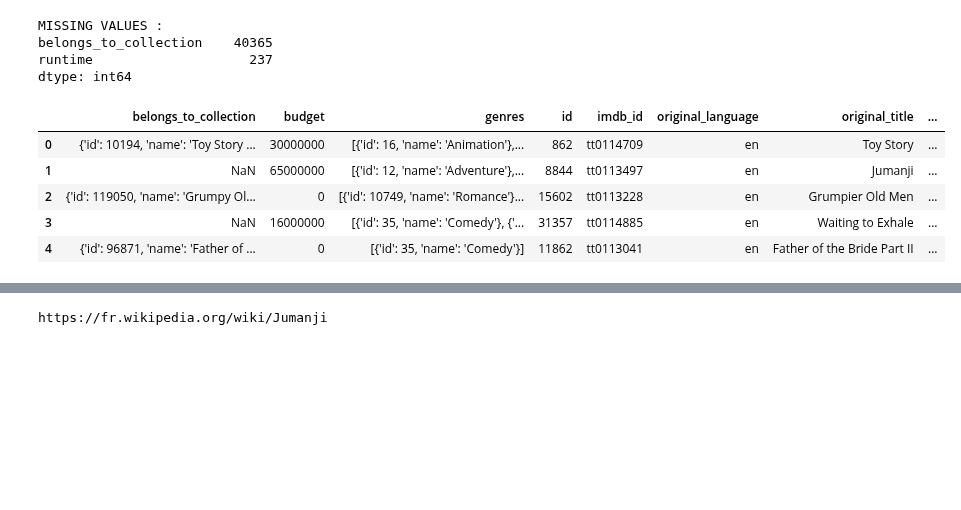
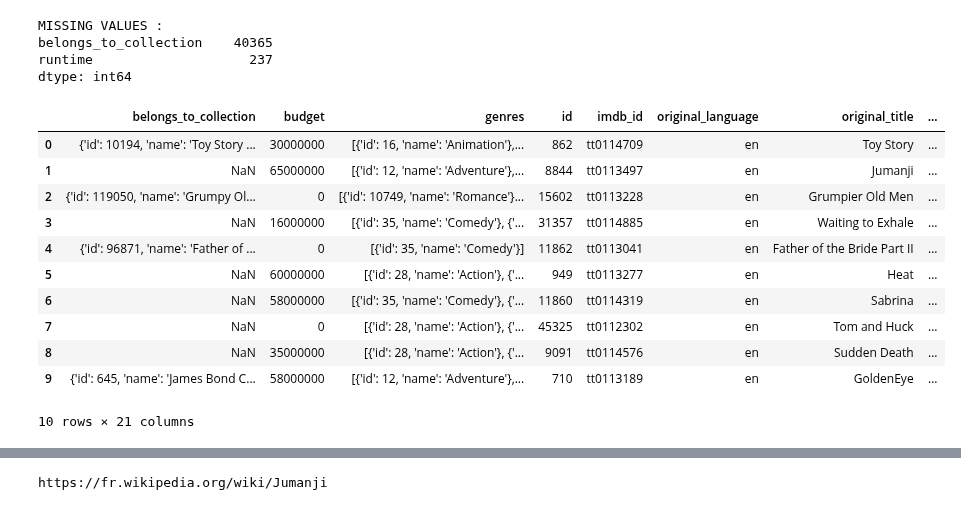
Before and after one commit to mlepennec-ensae/formation_cepe, a Jupyter notebook: Projet/donnees_projet.ipynb, the cells around one changed output, grey strips where cells are left out. Drawn from its saved outputs; the diff is of its cells as text; code cells hidden in the pictures; blank space fills up the shorter version.

```diff
--- a/Projet/donnees_projet.ipynb
+++ b/Projet/donnees_projet.ipynb
@@ -25,4 +28,4 @@ with fs.open(FILE_PATH_S3, mode = "rb") as file_in :
 FILE_KEY_S3 = '/credits.csv'
 FILE_PATH_S3 = BUCKET+FILE_KEY_S3
 with fs.open(FILE_PATH_S3, mode = "rb") as file_in :
-    data_movies = pd.read_csv(file_in,sep=',', header=0)
+    data_credits = pd.read_csv(file_in,sep=',', header=0)
@@ -102,9 +117,16 @@ data_movies_df['url_film_date'] = url_wikipedia_fr + data_movies_df.title.str.re
-# %%
-data_movies_df.head()
-# %% [output]
-|  | belongs_to_collection | budget | genres | id | imdb_id | original_language | original_title | ... |
-| 0 | {'id': 10194, 'name': 'Toy Story ... | 30000000 | [{'id': 16, 'name': 'Animation'},... | 862 | tt0114709 | en | Toy Story | ... |
-| 1 | NaN | 65000000 | [{'id': 12, 'name': 'Adventure'},... | 8844 | tt0113497 | en | Jumanji | ... |
-| 2 | {'id': 119050, 'name': 'Grumpy Ol... | 0 | [{'id': 10749, 'name': 'Romance'}... | 15602 | tt0113228 | en | Grumpier Old Men | ... |
-| 3 | NaN | 16000000 | [{'id': 35, 'name': 'Comedy'}, {'... | 31357 | tt0114885 | en | Waiting to Exhale | ... |
-| 4 | {'id': 96871, 'name': 'Father of ... | 0 | [{'id': 35, 'name': 'Comedy'}] | 11862 | tt0113041 | en | Father of the Bride Part II | ... |
+# %%
+data_movies_credits = data_movies_df.merge(data_credits, left_on='id', right_on='id')
+data_movies_credits.head(10)
+# %% [output]
+|  | belongs_to_collection | budget | genres | id | imdb_id | original_language | original_title | ... |
+| 0 | {'id': 10194, 'name': 'Toy Story ... | 30000000 | [{'id': 16, 'name': 'Animation'},... | 862 | tt0114709 | en | Toy Story | ... |
+| 1 | NaN | 65000000 | [{'id': 12, 'name': 'Adventure'},... | 8844 | tt0113497 | en | Jumanji | ... |
+| 2 | {'id': 119050, 'name': 'Grumpy Ol... | 0 | [{'id': 10749, 'name': 'Romance'}... | 15602 | tt0113228 | en | Grumpier Old Men | ... |
+| 3 | NaN | 16000000 | [{'id': 35, 'name': 'Comedy'}, {'... | 31357 | tt0114885 | en | Waiting to Exhale | ... |
+| 4 | {'id': 96871, 'name': 'Father of ... | 0 | [{'id': 35, 'name': 'Comedy'}] | 11862 | tt0113041 | en | Father of the Bride Part II | ... |
+| 5 | NaN | 60000000 | [{'id': 28, 'name': 'Action'}, {'... | 949 | tt0113277 | en | Heat | ... |
+| 6 | NaN | 58000000 | [{'id': 35, 'name': 'Comedy'}, {'... | 11860 | tt0114319 | en | Sabrina | ... |
+| 7 | NaN | 0 | [{'id': 28, 'name': 'Action'}, {'... | 45325 | tt0112302 | en | Tom and Huck | ... |
+| 8 | NaN | 35000000 | [{'id': 28, 'name': 'Action'}, {'... | 9091 | tt0114576 | en | Sudden Death | ... |
+| 9 | {'id': 645, 'name': 'James Bond C... | 58000000 | [{'id': 12, 'name': 'Adventure'},... | 710 | tt0113189 | en | GoldenEye | ... |
+10 rows × 21 columns
```
Also changed, not shown: parts of 12 cells of this notebook.
